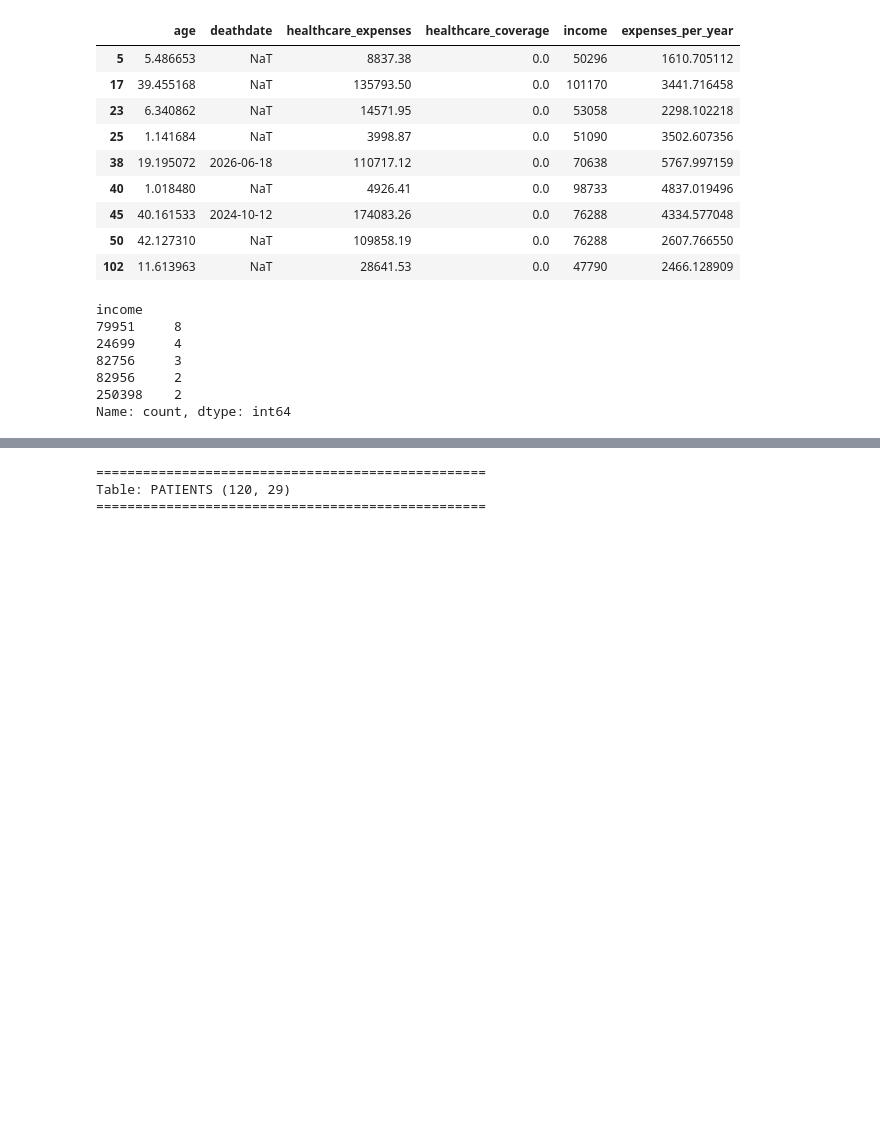
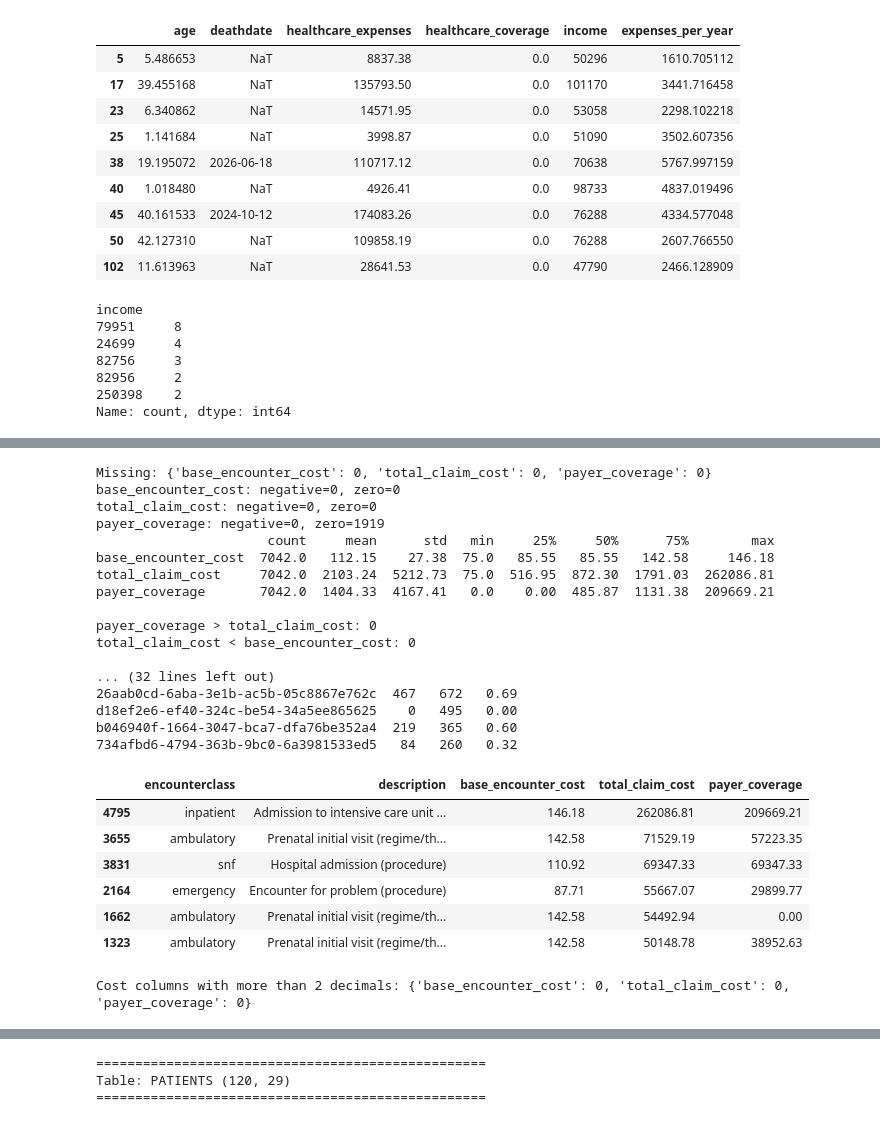
Before and after one commit to filfish2007-cav/Hospital_LLM, a Jupyter notebook: DataCleaning_EDA.ipynb, the cells around one changed output, grey strips where cells are left out. Cells and saved outputs as stored; diff of their text form; code cells hidden in the pictures; blank space fills up the shorter version.

```diff
--- a/DataCleaning_EDA.ipynb
+++ b/DataCleaning_EDA.ipynb
@@ -1160,8 +1160,8 @@ pt['zip']  = pt['id'].map(g['zip'])
 pt['fips'] = pt['id'].map(g['fips'])
 
 # Readable labels; missing values stay NULL
-pt['marital'] = pt['marital'].map({'M': 'married', 'S': 'single', 'D': 'divorced', 'W': 'widowed'})
-pt['gender']  = pt['gender'].map({'F': 'female', 'M': 'male'})
+pt['marital'] = pt['marital'].replace({'M': 'married', 'S': 'single', 'D': 'divorced', 'W': 'widowed'})
+pt['gender']  = pt['gender'].replace({'F': 'female', 'M': 'male'})
 
 print(pt[['zip', 'fips', 'marital', 'gender']].isna().sum())
 # %% [output]
@@ -1295,0 +1621,68 @@ Name: count, dtype: int64
+# %%
+enc = data['encounters']
+cost_cols = ['base_encounter_cost', 'total_claim_cost', 'payer_coverage']
+tol = 0.01   # ignore sub-cent rounding
+
+# 1. Missing / negative / zero
+print("Missing:", enc[cost_cols].isna().sum().to_dict())
+for c in cost_cols:
+    print(f"{c}: negative={(enc[c] < 0).sum()}, zero={(enc[c] == 0).sum()}")
+print(enc[cost_cols].describe().T.round(2))
+
+# 2. Coverage cannot exceed the total claim
+cov_gt_total = enc[enc['payer_coverage'] > enc['total_claim_cost'] + tol]
+print(f"\npayer_coverage > total_claim_cost: {len(cov_gt_total)}")
+if len(cov_gt_total):
+    display(cov_gt_total[['encounterclass', 'description'] + cost_cols].head(10))
+
+# 3. Total claim below the base encounter cost
+total_lt_base = enc[enc['total_claim_cost'] < enc['base_encounter_cost'] - tol]
+print(f"total_claim_cost < base_encounter_cost: {len(total_lt_base)}")
+if len(total_lt_base):
+    display(total_lt_base[['encounterclass', 'description'] + cost_cols].head(10))
+
+# 4. Relationships worth knowing
+enc['patient_pays'] = enc['total_claim_cost'] - enc['payer_coverage']
+print("\nTotal == base cost:          ", np.isclose(enc['total_claim_cost'], enc['base_encounter_cost']).sum())
+print("Coverage == total (100% paid):", (np.isclose(enc['payer_coverage'], enc['total_claim_cost']) & (enc['total_claim_cost'] > 0)).sum())
+print("Patient share (total - coverage):")
+print(enc['patient_pays'].describe().round(2))
+
+# 5. Zero coverage: by class and by payer
+zero = enc['payer_coverage'] == 0
+print("\nZero-coverage encounters:", zero.sum(), f"({zero.mean():.1%})")
+print(pd.crosstab(enc['encounterclass'], zero))
+by_payer = zero.groupby(enc['payer']).agg(['sum', 'size'])
+by_payer['share'] = (by_payer['sum'] / by_payer['size']).round(2)
+print(by_payer.sort_values('size', ascending=False).head(8))
+
+# 6. Largest claims (context, not removal)
+display(enc.nlargest(6, 'total_claim_cost')[['encounterclass', 'description'] + cost_cols])
+print("Cost columns with more than 2 decimals:",
+      {c: int((enc[c].round(2) != enc[c]).sum()) for c in cost_cols})
+# %% [output]
+Missing: {'base_encounter_cost': 0, 'total_claim_cost': 0, 'payer_coverage': 0}
+base_encounter_cost: negative=0, zero=0
+total_claim_cost: negative=0, zero=0
+payer_coverage: negative=0, zero=1919
+                      count     mean      std   min     25%     50%      75%        max
+base_encounter_cost  7042.0   112.15    27.38  75.0   85.55   85.55   142.58     146.18
+total_claim_cost     7042.0  2103.24  5212.73  75.0  516.95  872.30  1791.03  262086.81
+payer_coverage       7042.0  1404.33  4167.41   0.0    0.00  485.87  1131.38  209669.21
+
+payer_coverage > total_claim_cost: 0
+total_claim_cost < base_encounter_cost: 0
+
+... (32 lines left out)
+26aab0cd-6aba-3e1b-ac5b-05c8867e762c  467   672   0.69
+d18ef2e6-ef40-324c-be54-34a5ee865625    0   495   0.00
+b046940f-1664-3047-bca7-dfa76be352a4  219   365   0.60
+734afbd6-4794-363b-9bc0-6a3981533ed5   84   260   0.32
+|  | encounterclass | description | base_encounter_cost | total_claim_cost | payer_coverage |
+| 4795 | inpatient | Admission to intensive care unit ... | 146.18 | 262086.81 | 209669.21 |
+| 3655 | ambulatory | Prenatal initial visit (regime/th... | 142.58 | 71529.19 | 57223.35 |
+| 3831 | snf | Hospital admission (procedure) | 110.92 | 69347.33 | 69347.33 |
+| 2164 | emergency | Encounter for problem (procedure) | 87.71 | 55667.07 | 29899.77 |
+| 1662 | ambulatory | Prenatal initial visit (regime/th... | 142.58 | 54492.94 | 0.00 |
+| 1323 | ambulatory | Prenatal initial visit (regime/th... | 142.58 | 50148.78 | 38952.63 |
+Cost columns with more than 2 decimals: {'base_encounter_cost': 0, 'total_claim_cost': 0, 'payer_coverage': 0}
```
Also changed, not shown: parts of 28 cells of this notebook.
